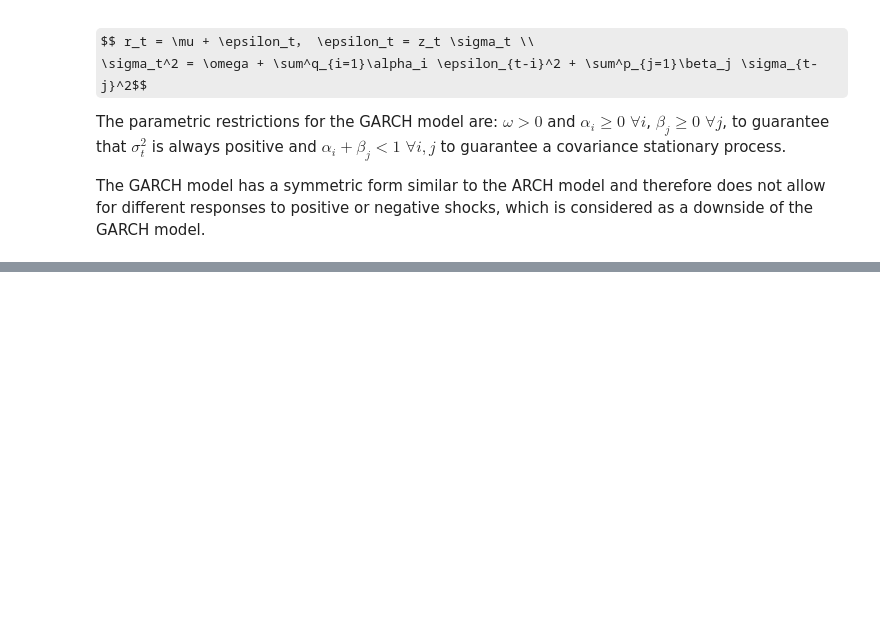
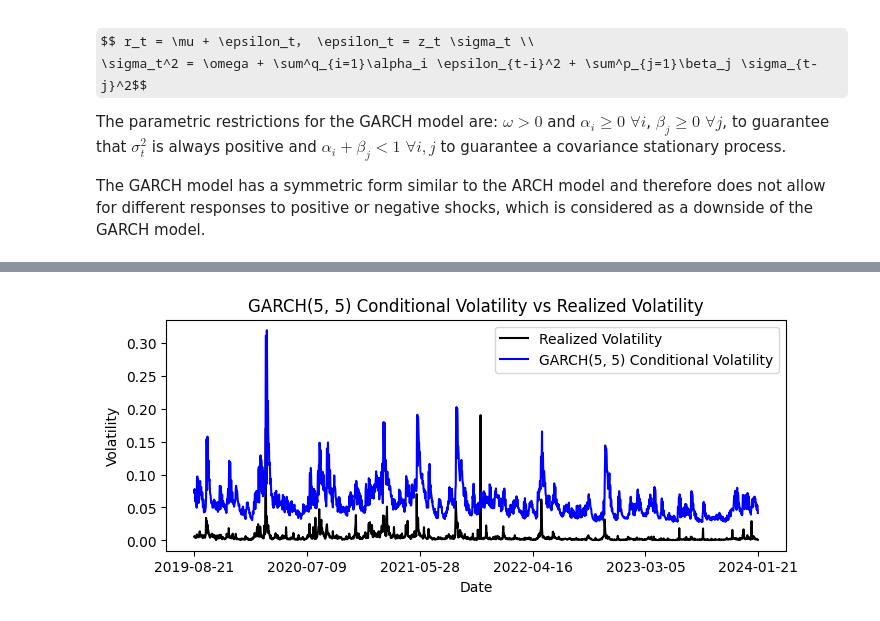
Before and after one commit to kiwi-lemongrass/DSE4101_Individual-Project, a Jupyter notebook: src/GARCH.ipynb, the cells around one changed output, grey strips where cells are left out. Cells and saved outputs as stored; diff of their text form; code cells hidden in the pictures; some formulas as TeX source; blank space fills up the shorter version.

```diff
--- a/src/GARCH.ipynb
+++ b/src/GARCH.ipynb
@@ -99,0 +123,5 @@ See scipy.optimize.fmin_slsqp for code meaning.
+# %%
+garch_5_5_fit = get_garch_fit(5, 5, 'normal')
+plot_garch_fit(garch_5_5_fit, 'GARCH(5, 5)')
+# %% [output]
+[figure, added]
```
Also changed, not shown: parts of 13 cells of this notebook, 1 other file.
